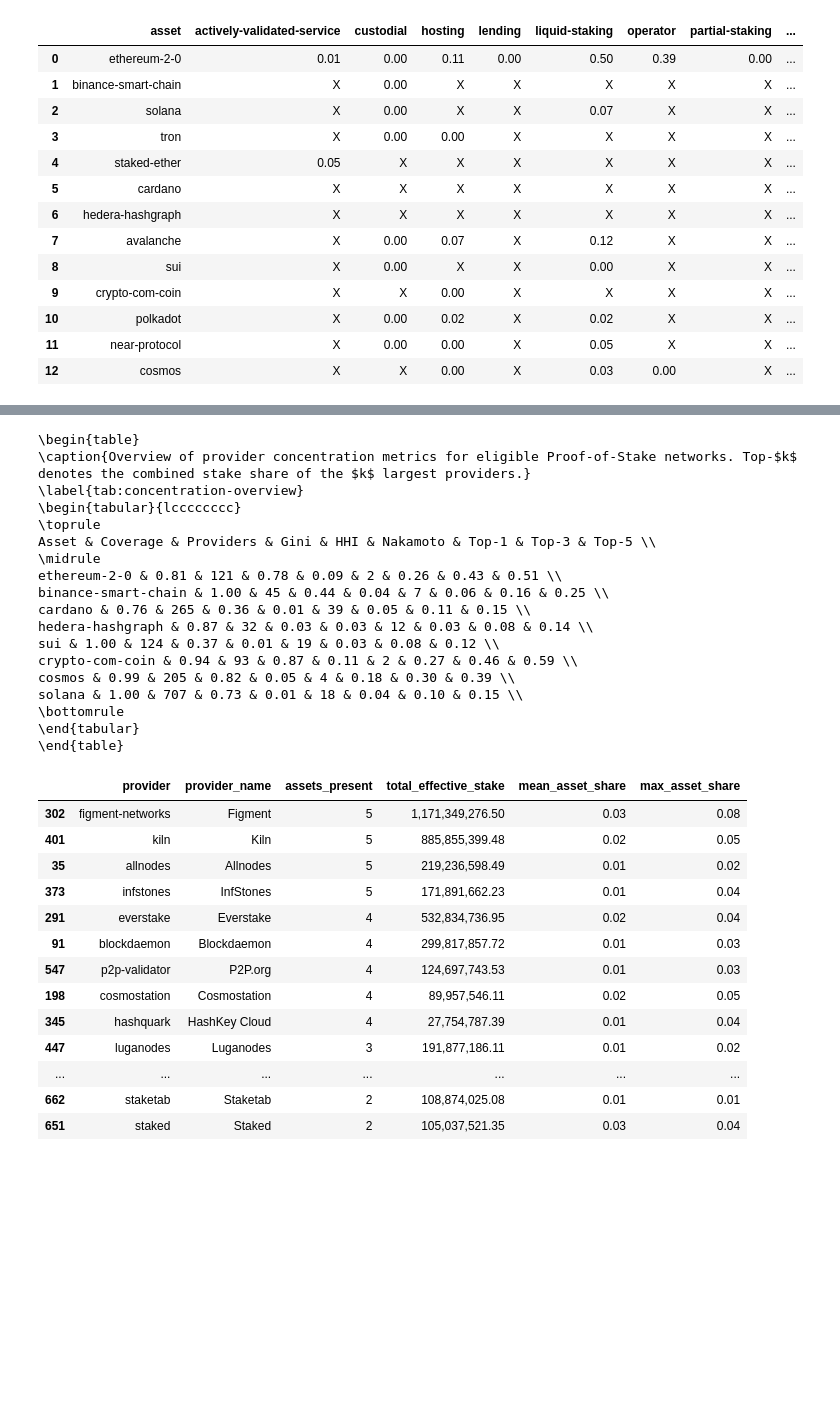
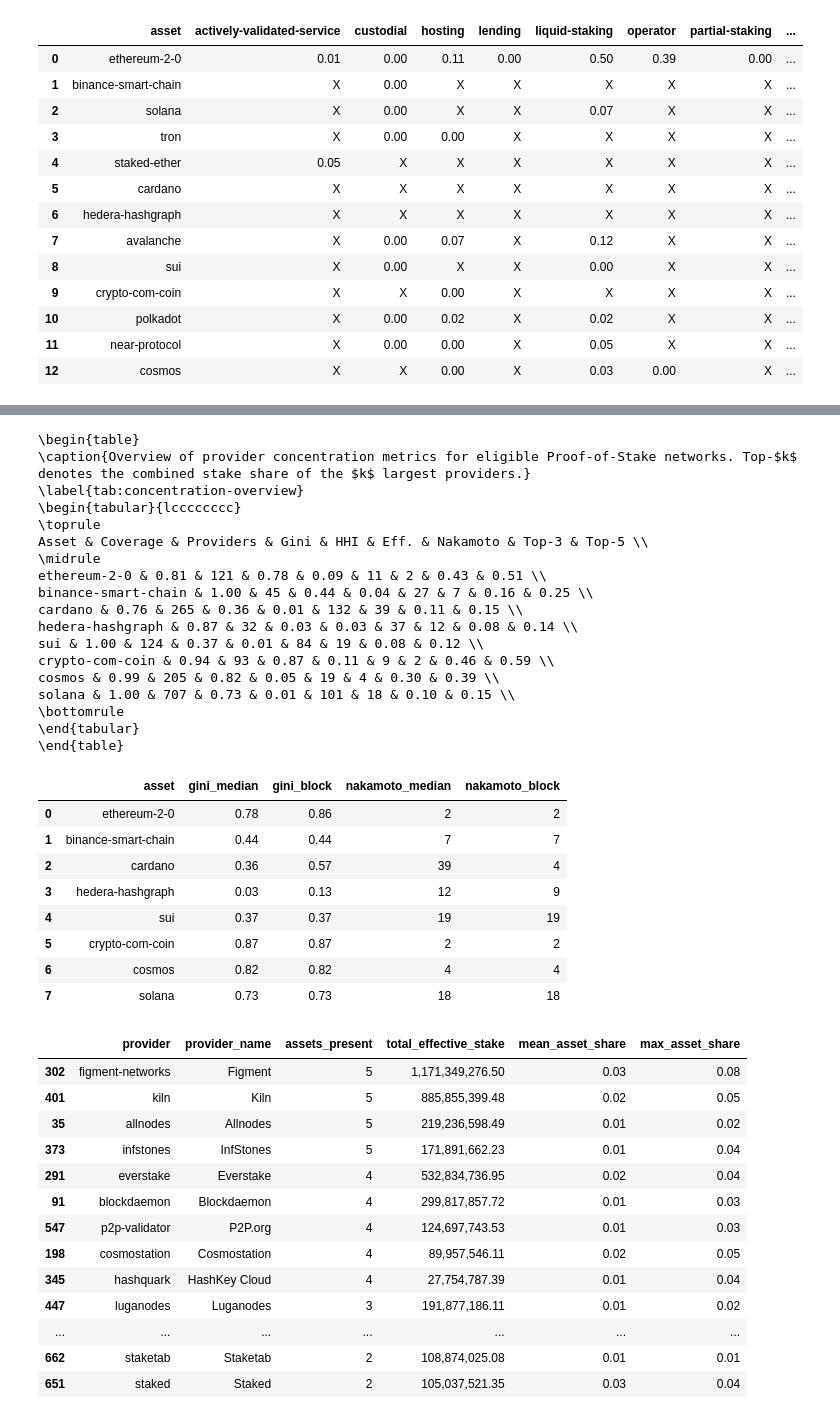
Before and after one commit to schwmi/StakingProviderConcentrationAnalysis, a Jupyter notebook: StakingRewardsAnalysis.ipynb, the cells around one changed output, grey strips where cells are left out. Cells and saved outputs as stored; diff of their text form; code cells hidden in the pictures; blank space fills up the shorter version.

```diff
--- a/StakingRewardsAnalysis.ipynb
+++ b/StakingRewardsAnalysis.ipynb
@@ -1107,8 +1109,8 @@ TABLE_COLUMNS = [
     "provider_count",
     "gini",
     "hhi",
+    "eff_providers",
     "nakamoto",
-    "top_1_share",
     "top_3_share",
     "top_5_share",
 ]
@@ -1127,8 +1129,8 @@ df_table = df_table.rename(columns={
     "provider_count": "Providers",
     "gini": "Gini",
     "hhi": "HHI",
+    "eff_providers": "Eff.",
     "nakamoto": "Nakamoto",
-    "top_1_share": "Top-1",
     "top_3_share": "Top-3",
     "top_5_share": "Top-5",
 })
@@ -1137,7 +1139,7 @@ FORMATTERS = {
     "Coverage": "{:.2f}".format,
     "Gini": "{:.2f}".format,
     "HHI": "{:.2f}".format,
-    "Top-1": "{:.2f}".format,
+    "Eff.": "{:.0f}".format,
     "Top-3": "{:.2f}".format,
     "Top-5": "{:.2f}".format,
 }
@@ -1163,19 +1165,60 @@ print(latex_table)
 \label{tab:concentration-overview}
 \begin{tabular}{lcccccccc}
 \toprule
-Asset & Coverage & Providers & Gini & HHI & Nakamoto & Top-1 & Top-3 & Top-5 \\
+Asset & Coverage & Providers & Gini & HHI & Eff. & Nakamoto & Top-3 & Top-5 \\
 \midrule
-ethereum-2-0 & 0.81 & 121 & 0.78 & 0.09 & 2 & 0.26 & 0.43 & 0.51 \\
-binance-smart-chain & 1.00 & 45 & 0.44 & 0.04 & 7 & 0.06 & 0.16 & 0.25 \\
-cardano & 0.76 & 265 & 0.36 & 0.01 & 39 & 0.05 & 0.11 & 0.15 \\
-hedera-hashgraph & 0.87 & 32 & 0.03 & 0.03 & 12 & 0.03 & 0.08 & 0.14 \\
-sui & 1.00 & 124 & 0.37 & 0.01 & 19 & 0.03 & 0.08 & 0.12 \\
-crypto-com-coin & 0.94 & 93 & 0.87 & 0.11 & 2 & 0.27 & 0.46 & 0.59 \\
-cosmos & 0.99 & 205 & 0.82 & 0.05 & 4 & 0.18 & 0.30 & 0.39 \\
-solana & 1.00 & 707 & 0.73 & 0.01 & 18 & 0.04 & 0.10 & 0.15 \\
+ethereum-2-0 & 0.81 & 121 & 0.78 & 0.09 & 11 & 2 & 0.43 & 0.51 \\
+binance-smart-chain & 1.00 & 45 & 0.44 & 0.04 & 27 & 7 & 0.16 & 0.25 \\
+cardano & 0.76 & 265 & 0.36 & 0.01 & 132 & 39 & 0.11 & 0.15 \\
+hedera-hashgraph & 0.87 & 32 & 0.03 & 0.03 & 37 & 12 & 0.08 & 0.14 \\
+sui & 1.00 & 124 & 0.37 & 0.01 & 84 & 19 & 0.08 & 0.12 \\
+crypto-com-coin & 0.94 & 93 & 0.87 & 0.11 & 9 & 2 & 0.46 & 0.59 \\
+cosmos & 0.99 & 205 & 0.82 & 0.05 & 19 & 4 & 0.30 & 0.39 \\
+solana & 1.00 & 707 & 0.73 & 0.01 & 101 & 18 & 0.10 & 0.15 \\
 \bottomrule
 \end{tabular}
 \end{table}
+# %%
+# Robustness of the concentration metrics to the untracked-stake assumption.
+# The main table splits the untracked residual into median-sized chunks
+# (split_residual=True). Here we recompute Gini and the Nakamoto coefficient with
+# the opposite, most concentrated assumption: the entire untracked residual is a
+# single provider (split_residual=False). Chains with near-complete coverage are
+# essentially unaffected; only low-coverage chains (e.g. Cardano) move.
+robustness_rows = []
+for asset in df["asset"]:
+    data = lorenz_inputs.get(asset)
+    if not data:
+        continue
+    provs, total = data["providers"], data["total_value"]
+    robustness_rows.append({
+        "asset": asset,
+        "gini_median": calculate_gini_from_values(
+            provs, total, split_residual=True,
+            min_residual_token_amount=RESIDUAL_MIN_TOKEN_AMOUNT),
+        "gini_block": calculate_gini_from_values(
+            provs, total, split_residual=False,
+            min_residual_token_amount=RESIDUAL_MIN_TOKEN_AMOUNT),
+        "nakamoto_median": calculate_nakamoto_coefficient(
+            provs, total_value=total, threshold=0.33, split_residual=True,
+            min_residual_token_amount=RESIDUAL_MIN_TOKEN_AMOUNT),
+        "nakamoto_block": calculate_nakamoto_coefficient(
+            provs, total_value=total, threshold=0.33, split_residual=False,
+            min_residual_token_amount=RESIDUAL_MIN_TOKEN_AMOUNT),
+    })
+
+robustness_df = pd.DataFrame(robustness_rows).round(2)
+display(robustness_df)
+# %% [output]
+|  | asset | gini_median | gini_block | nakamoto_median | nakamoto_block |
+| 0 | ethereum-2-0 | 0.78 | 0.86 | 2 | 2 |
+| 1 | binance-smart-chain | 0.44 | 0.44 | 7 | 7 |
+| 2 | cardano | 0.36 | 0.57 | 39 | 4 |
+| 3 | hedera-hashgraph | 0.03 | 0.13 | 12 | 9 |
+| 4 | sui | 0.37 | 0.37 | 19 | 19 |
+| 5 | crypto-com-coin | 0.87 | 0.87 | 2 | 2 |
+| 6 | cosmos | 0.82 | 0.82 | 4 | 4 |
+| 7 | solana | 0.73 | 0.73 | 18 | 18 |
 # %%
 # Cross asset providers
 provider_asset_df = pd.DataFrame(provider_asset_rows)
```
Also changed, not shown: parts of 2 cells of this notebook, 3 other files.
